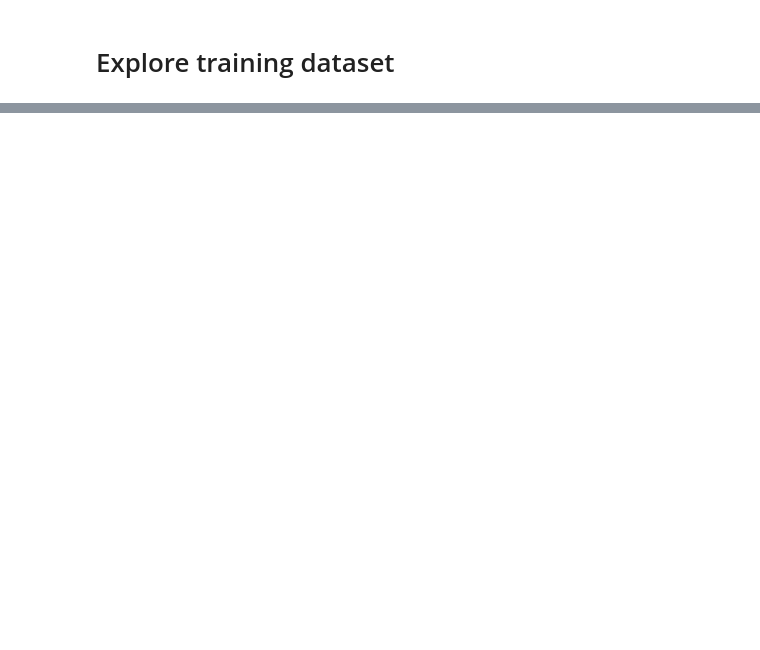
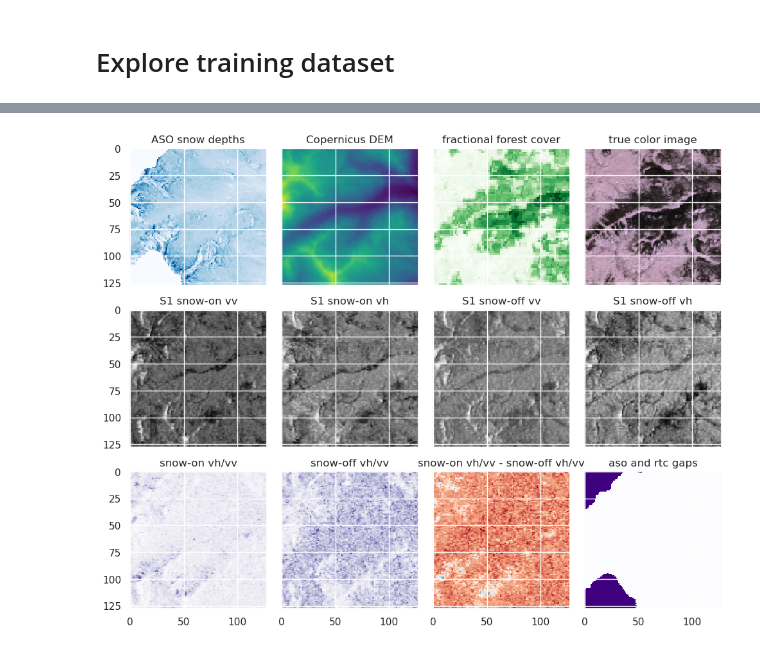
Before and after one commit to geo-smart/deep-snow, a Jupyter notebook: notebooks/data_exploration.ipynb, the cells around one changed output, grey strips where cells are left out. Cells and saved outputs as stored; diff of their text form; code cells hidden in the pictures; blank space fills up the shorter version.

```diff
--- a/notebooks/data_exploration.ipynb
+++ b/notebooks/data_exploration.ipynb
@@ -27,6 +40,6 @@ norm_dict = {'vv':[],
 # %%
 def calc_norm(tensor, minmax_list):
-    normalized = 2*(((tensor-minmax_list[0])/(minmax_list[1]-minmax_list[0])))-1
+    normalized = (tensor-minmax_list[0])/(minmax_list[1]-minmax_list[0])
     return normalized
 # %%
 # define dataset
@@ -44,6 +57,7 @@ class dataset(torch.utils.data.Dataset):
     #load images
     def __getitem__(self,idx):
         ds = xr.open_dataset(self.path_list[idx])
+        #ds = ds.coarsen(x = 6, boundary = 'trim').mean().coarsen(y = 6, boundary = 'trim').mean()
         # convert to tensors
         aso_sd = torch.from_numpy(ds.aso_sd.values)
         snowon_vv = torch.from_numpy(ds.snowon_vv.values)
@@ -62,14 +76,12 @@ class dataset(torch.utils.data.Dataset):
         red_edge1 = torch.from_numpy(ds.B05.values)
         red_edge2 = torch.from_numpy(ds.B06.values)
         red_edge3 = torch.from_numpy(ds.B07.values)
-        ref_edge4 = torch.from_numpy(ds.B8A.values)
         nir = torch.from_numpy(ds.B08.values)
         water_vapor = torch.from_numpy(ds.B09.values)
         swir1 = torch.from_numpy(ds.B11.values)
         swir2 = torch.from_numpy(ds.B12.values)
         scene_class_map = torch.from_numpy(ds.SCL.values)
         water_vapor_product = torch.from_numpy(ds.WVP.values)
-        true_color = torch.from_numpy(ds.visual.values)
         fcf = torch.from_numpy(ds.fcf.values)
         elevation = torch.from_numpy(ds.elevation.values)
         aso_gap_map = torch.from_numpy(ds.aso_gap_map.values)
@@ -91,24 +103,22 @@ class dataset(torch.utils.data.Dataset):
             coastal_aerosol = calc_norm(coastal_aerosol, self.norm_dict['coastal'])
             blue = calc_norm(blue, self.norm_dict['blue'])
             green = calc_norm(green, self.norm_dict['green'])
-            red = calc_norm(aso_sd, self.norm_dict['red'])
+            red = calc_norm(red, self.norm_dict['red'])
             red_edge1 = calc_norm(red_edge1, self.norm_dict['red_edge1'])
             red_edge2 = calc_norm(red_edge2, self.norm_dict['red_edge2'])
             red_edge3 = calc_norm(red_edge3, self.norm_dict['red_edge3'])
-            red_edge4 = calc_norm(red_edge4, self.norm_dict['red_edge4'])
             nir = calc_norm(nir, self.norm_dict['nir'])
             water_vapor = calc_norm(water_vapor, self.norm_dict['water_vapor'])
-            swir1 = calc_norm(aso_sd, self.norm_dict['swir1'])
-            swir2 = calc_norm(aso_sd, self.norm_dict['swir2'])
+            swir1 = calc_norm(swir1, self.norm_dict['swir1'])
+            swir2 = calc_norm(swir2, self.norm_dict['swir2'])
             scene_class_map = calc_norm(scene_class_map, self.norm_dict['scene_class_map'])
             water_vapor_product = calc_norm(water_vapor_product, self.norm_dict['water_vapor_product'])
-            true_color = calc_norm(true_color, self.norm_dict['true_color'])
-            elevation = calc_norm(aso_sd, self.norm_dict['elevation'])
+            elevation = calc_norm(elevation, self.norm_dict['elevation'])
 
         # return only selected bands, for now
         return aso_sd, snowon_vv, snowon_vh, snowoff_vv, snowoff_vh, blue, green, red, nir, swir1, swir2, fcf, elevation, aso_gap_map, rtc_gap_map
 # %%
 # create dataloaders
-train_data = dataset(path_list, norm_dict, norm=False)
+train_data = dataset(path_list, norm_dict, norm=True)
 train_loader = torch.utils.data.DataLoader(dataset=train_data, batch_size=1, shuffle=True)
 # %%
@@ -170,0 +175,40 @@ for i, (aso_sd, snowon_vv, snowon_vh, snowoff_vv, snowoff_vh, blue, green, red,
+# %%
+sns.set_theme()
+# plot normalized training inputs
+num_samples = 1
+
+for i, (aso_sd, snowon_vv, snowon_vh, snowoff_vv, snowoff_vh, blue, green, red, nir, swir1, swir2, fcf, elevation, aso_gap_map, rtc_gap_map) in enumerate(train_loader):
+    if i < num_samples:
+            f, ax = plt.subplots(3, 4, figsize=(10,8), sharey=True, sharex=True)
+            ax[0, 0].imshow(aso_sd.squeeze(), cmap='Blues', vmin=0, vmax=0.2, interpolation='none')
+            ax[0, 0].set_title('ASO snow depths')
+            ax[0, 1].imshow(elevation.squeeze(), cmap='viridis', interpolation='none')
+            ax[0, 1].set_title('Copernicus DEM')
+            ax[0, 2].imshow(fcf.squeeze(), cmap='Greens', interpolation='none')
+            ax[0, 2].set_title('fractional forest cover')
+            norm_max = np.max([green.max(), red.max(), blue.max()])
+            ax[0, 3].imshow(torch.cat((red[:, :, :, None]/norm_max, green[:, :, :, None]/norm_max, blue[:, :, :, None]/norm_max), 3).squeeze(), interpolation='none')
+            ax[0, 3].set_title('true color image')
+            ax[1, 0].imshow(np.log(snowon_vv.squeeze()), cmap='Greys_r', interpolation='none')
+            ax[1, 0].set_title('S1 snow-on vv')
+            ax[1, 1].imshow(np.log(snowon_vh.squeeze()), cmap='Greys_r', interpolation='none')
+            ax[1, 1].set_title('S1 snow-on vh')
+            ax[1, 2].imshow(np.log(snowoff_vv.squeeze()), cmap='Greys_r', interpolation='none')
+            ax[1, 2].set_title('S1 snow-off vv')
+            ax[1, 3].imshow(np.log(snowoff_vh.squeeze()), cmap='Greys_r', interpolation='none')
+            ax[1, 3].set_title('S1 snow-off vh')
+            ax[2, 0].imshow(snowon_vh.squeeze()/snowon_vv.squeeze(), cmap='Purples', interpolation='none')
+            ax[2, 0].set_title('snow-on vh/vv')
+            ax[2, 1].imshow(snowoff_vh.squeeze()/snowoff_vv.squeeze(), cmap='Purples', interpolation='none')
+            ax[2, 1].set_title('snow-off vh/vv')
+            ax[2, 2].imshow((snowon_vh.squeeze()/snowon_vv.squeeze()-snowoff_vh.squeeze()/snowoff_vv.squeeze())+0.1, cmap='RdBu', interpolation='none')
+            ax[2, 2].set_title('snow-on vh/vv - snow-off vh/vv')
+            ax[2, 3].imshow(aso_gap_map.squeeze()+rtc_gap_map.squeeze(), cmap='Purples', interpolation='none')
+            ax[2, 3].set_title('aso and rtc gaps')
+            ax[0, 0].set_aspect('equal')
+
+            f.tight_layout()
+    else:
+        break
+# %% [output]
+[figure, added]
```
Also changed, not shown: parts of 4 cells of this notebook.
